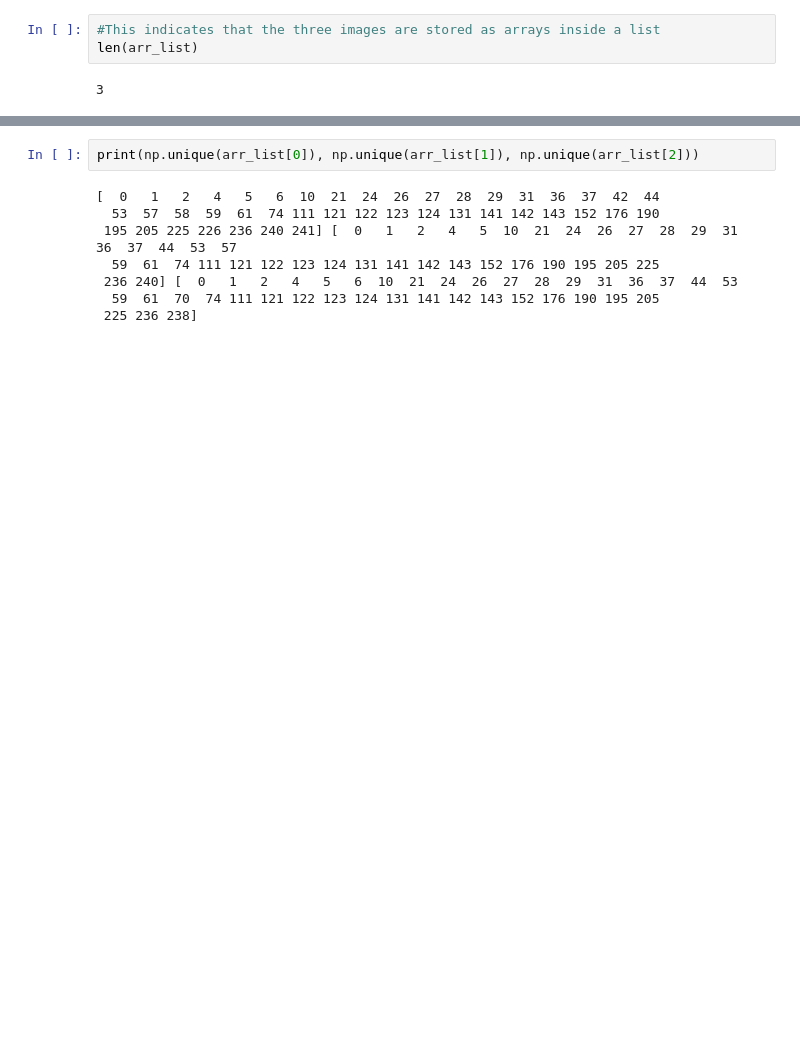
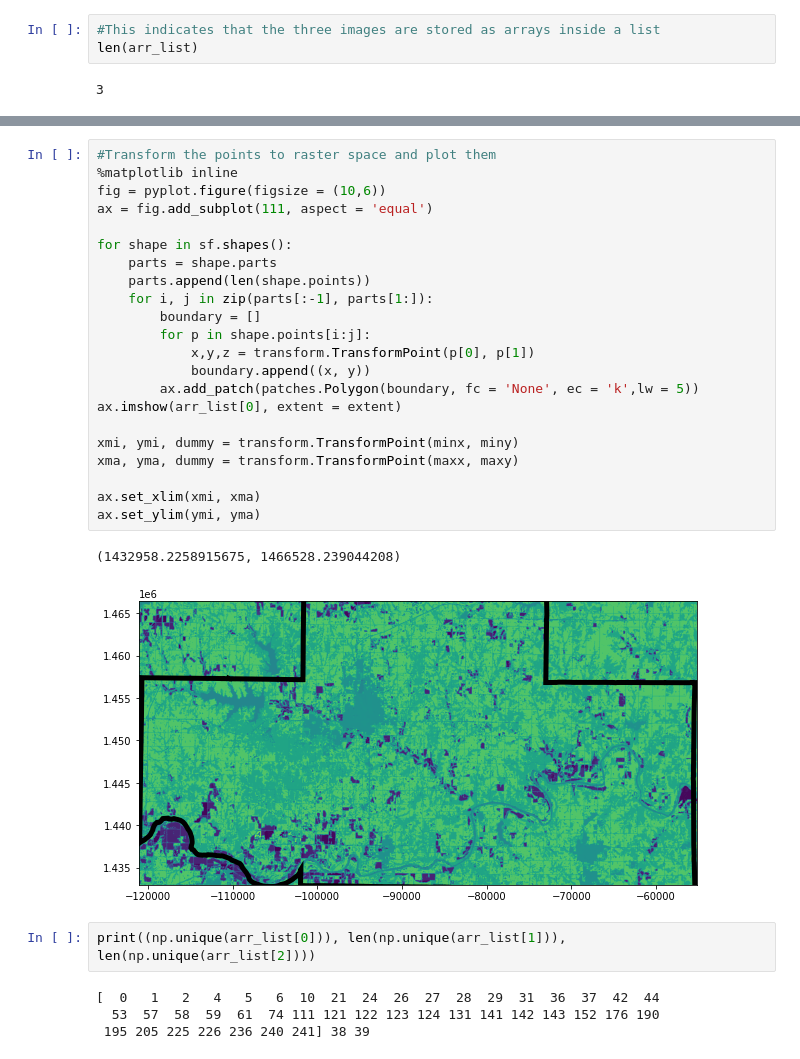
Before and after one commit to abhiramp1/LCLU_databytes, a Jupyter notebook: LCLU.ipynb, the cells around one changed output, grey strips where cells are left out. Cells and saved outputs as stored; diff of their text form; blank space fills up the shorter version.

```diff
--- a/LCLU.ipynb
+++ b/LCLU.ipynb
@@ -85,10 +106,31 @@ axs[2].imshow(arr_list[2])
+# %%
+#Transform the points to raster space and plot them
+%matplotlib inline
+fig = pyplot.figure(figsize = (10,6))
+ax = fig.add_subplot(111, aspect = 'equal')
+
+for shape in sf.shapes():
+    parts = shape.parts
+    parts.append(len(shape.points))
+    for i, j in zip(parts[:-1], parts[1:]):
+        boundary = []
+        for p in shape.points[i:j]:
+            x,y,z = transform.TransformPoint(p[0], p[1])
+            boundary.append((x, y))
+        ax.add_patch(patches.Polygon(boundary, fc = 'None', ec = 'k',lw = 5))
+ax.imshow(arr_list[0], extent = extent)
+
+xmi, ymi, dummy = transform.TransformPoint(minx, miny)
+xma, yma, dummy = transform.TransformPoint(maxx, maxy)
+
+ax.set_xlim(xmi, xma)
+ax.set_ylim(ymi, yma)
+# %% [output]
+(1432958.2258915675, 1466528.239044208)
+[figure, added]
 # %%
-print(np.unique(arr_list[0]), np.unique(arr_list[1]), np.unique(arr_list[2]))
+print((np.unique(arr_list[0])), len(np.unique(arr_list[1])), len(np.unique(arr_list[2])))
 # %% [output]
 [  0   1   2   4   5   6  10  21  24  26  27  28  29  31  36  37  42  44
   53  57  58  59  61  74 111 121 122 123 124 131 141 142 143 152 176 190
- 195 205 225 226 236 240 241] [  0   1   2   4   5  10  21  24  26  27  28  29  31  36  37  44  53  57
-  59  61  74 111 121 122 123 124 131 141 142 143 152 176 190 195 205 225
- 236 240] [  0   1   2   4   5   6  10  21  24  26  27  28  29  31  36  37  44  53
-  59  61  70  74 111 121 122 123 124 131 141 142 143 152 176 190 195 205
- 225 236 238]
+ 195 205 225 226 236 240 241] 38 39
```
Also changed, not shown: parts of 12 cells of this notebook.
